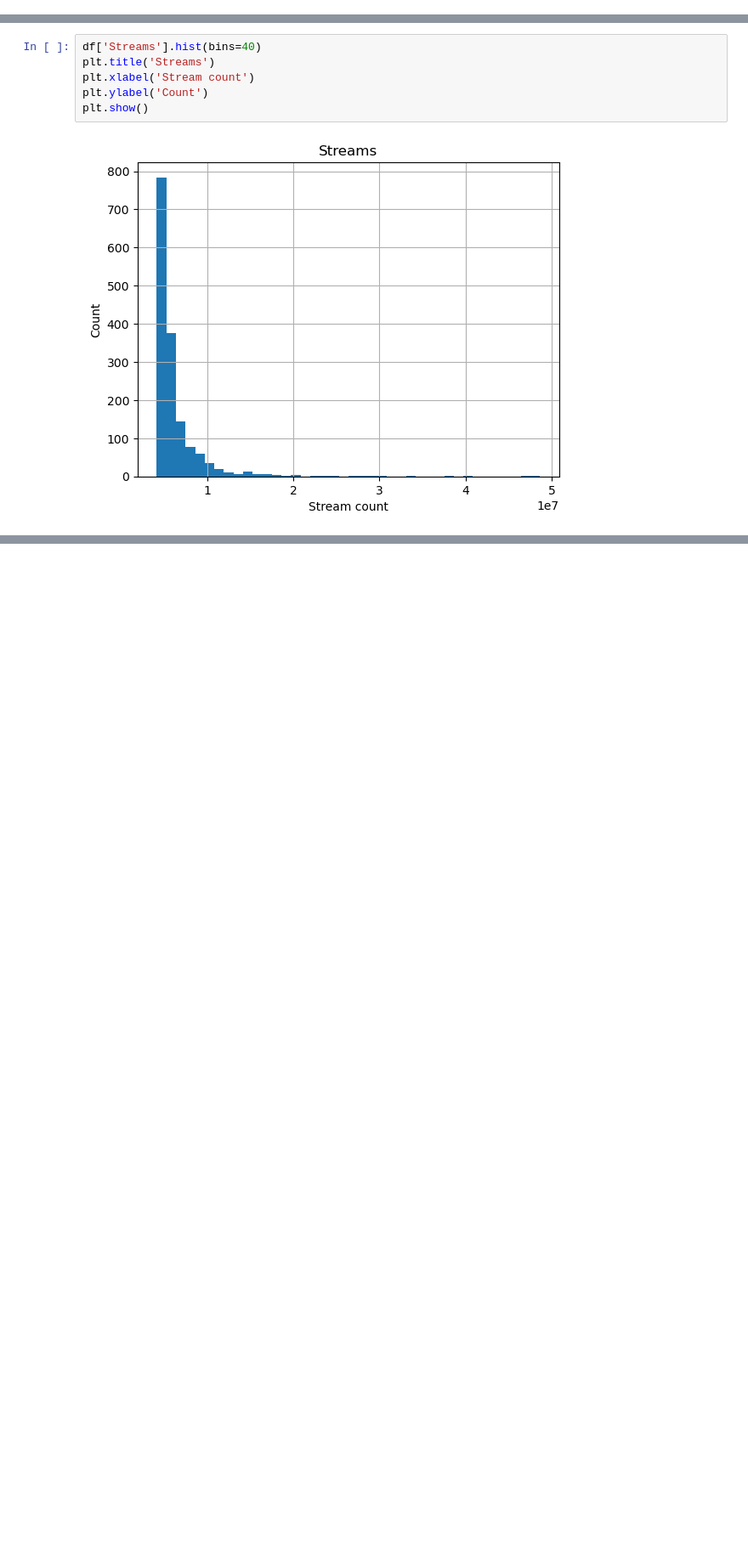
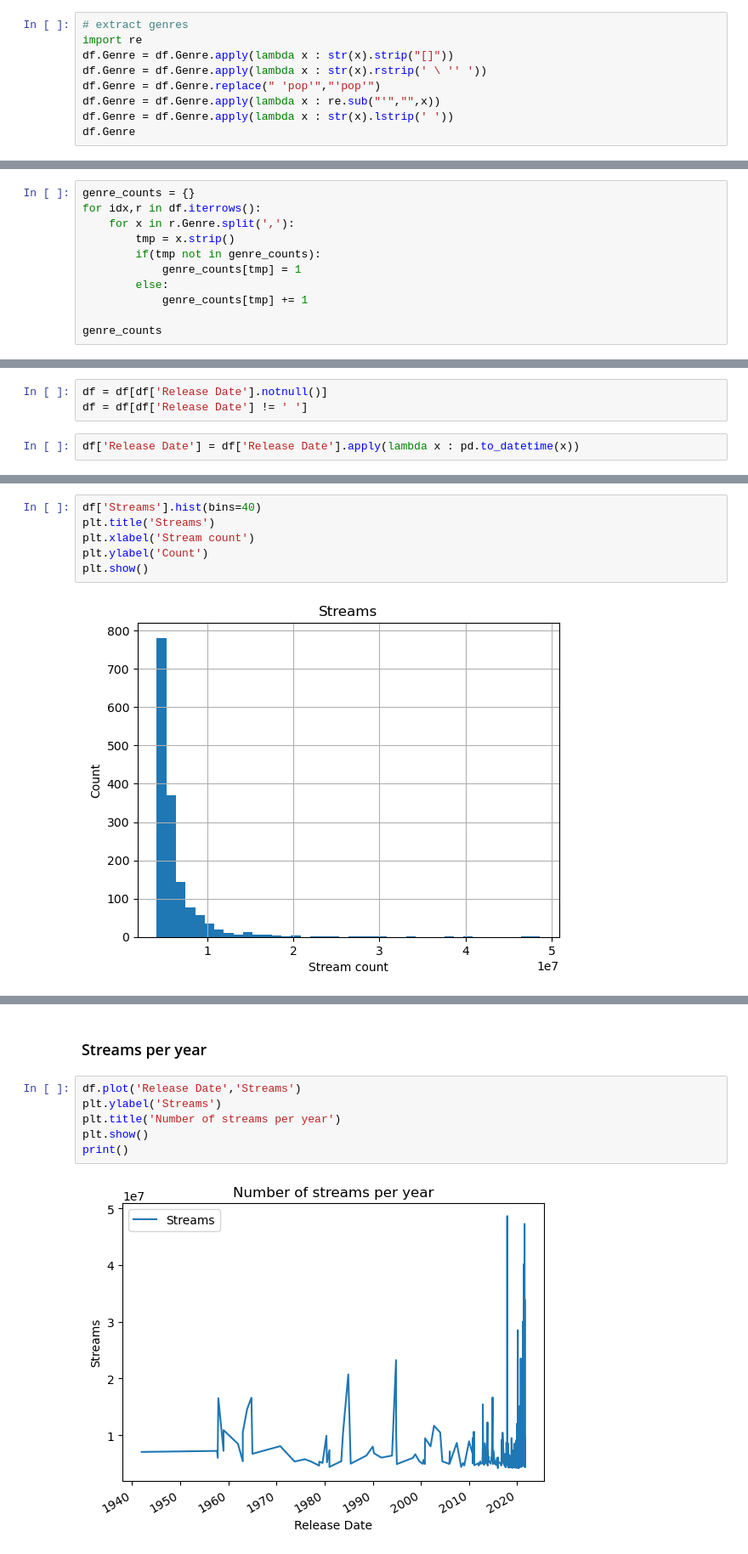
Before and after one commit to com-480-data-visualization/datavis-project-2022-pamama, a Jupyter notebook: EDA_spotifiy.ipynb, the cells around one changed output, grey strips where cells are left out. Shown: that part at 85% size. Saved outputs shown, nothing was run; the diff lists cells and outputs as text; blank space fills up the shorter version.

```diff
--- a/EDA_spotifiy.ipynb
+++ b/EDA_spotifiy.ipynb
@@ -31,0 +36,9 @@ Index(['Index', 'Highest Charting Position', 'Number of Times Charted',
+# %%
+# extract genres
+import re
+df.Genre = df.Genre.apply(lambda x : str(x).strip("[]"))
+df.Genre = df.Genre.apply(lambda x : str(x).rstrip(' \ '' '))
+df.Genre = df.Genre.replace(" 'pop'","'pop'")
+df.Genre = df.Genre.apply(lambda x : re.sub("'","",x))
+df.Genre = df.Genre.apply(lambda x : str(x).lstrip(' '))
+df.Genre
@@ -31,0 +58,11 @@ Index(['Index', 'Highest Charting Position', 'Number of Times Charted',
+# %%
+genre_counts = {}
+for idx,r in df.iterrows():
+    for x in r.Genre.split(','):
+        tmp = x.strip()
+        if(tmp not in genre_counts):
+            genre_counts[tmp] = 1
+        else:
+            genre_counts[tmp] += 1
+
+genre_counts
@@ -31,0 +104,5 @@ Index(['Index', 'Highest Charting Position', 'Number of Times Charted',
+# %%
+df = df[df['Release Date'].notnull()]
+df = df[df['Release Date'] != ' ']
+# %%
+df['Release Date'] = df['Release Date'].apply(lambda x : pd.to_datetime(x))
@@ -95,0 +229,10 @@ df.plot(x="Duration (ms)")
+# %% [markdown]
+### Streams per year
+# %%
+df.plot('Release Date','Streams')
+plt.ylabel('Streams')
+plt.title('Number of streams per year')
+plt.show()
+print()
+# %% [output]
+[figure, added]
```
Also changed, not shown: parts of 33 cells of this notebook.
